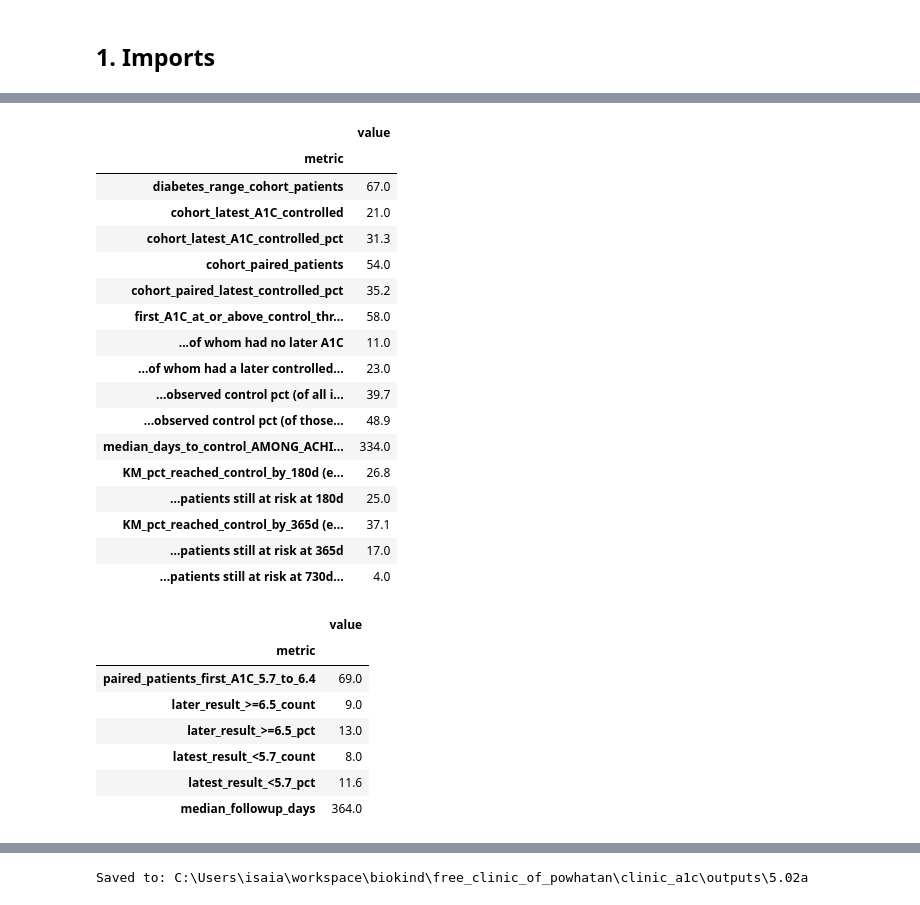
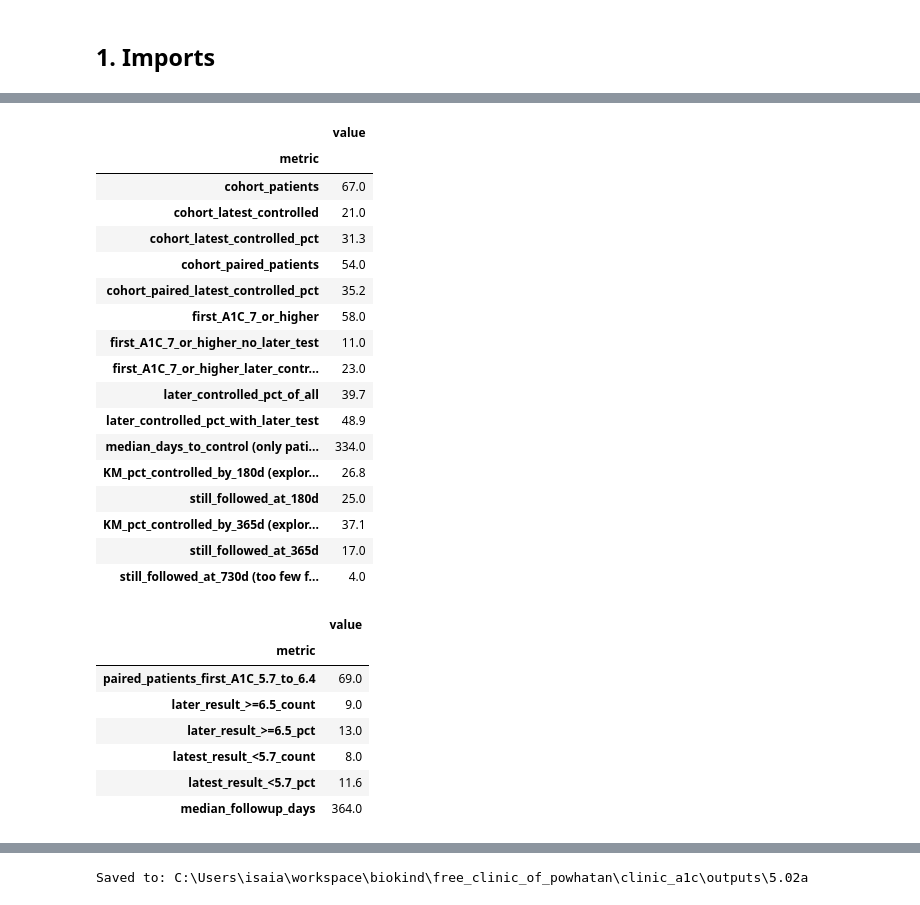
Before and after one commit to ijgarrett/clinic-a1c-analysis, a Jupyter notebook: a1c_preliminary_analysis_502a.ipynb, the cells around one changed output, grey strips where cells are left out. Cells and saved outputs as stored; diff of their text form; code cells hidden in the pictures.

```diff
--- a/a1c_preliminary_analysis_502a.ipynb
+++ b/a1c_preliminary_analysis_502a.ipynb
@@ -586,7 +573,7 @@ Paired patients: first vs latest A1C group (counts)
 threshold = float(CONTROL_THRESHOLD)
 is_controlled = (lambda s: s.lt(threshold)) if CONTROL_OPERATOR == "<" else (lambda s: s.le(threshold))
 
-# --- time to first observed control ---
+# Time to first observed control
 initially_uncontrolled = patients.loc[~is_controlled(patients["baseline_a1c"])].copy()
 later = clean.join(patients[["baseline_date"]], on="patient_id")
 hits = later.loc[later["patient_id"].isin(initially_uncontrolled.index)
@@ -613,81 +600,84 @@ def kaplan_meier(t, event):
         cumulative_pct_reached_control=lambda x: 100 * x["cumulative_pct_reached_control"])
 
 km = kaplan_meier(time_to_control["time_days"], time_to_control["control_observed"])
+
 def km_at(day):
     return float(km.loc[km["days"].le(day), "cumulative_pct_reached_control"].iloc[-1])
+
 at_risk_at = lambda day: int(time_to_control["time_days"].ge(day).sum())
 
 n_initial = len(time_to_control)
 n_reached = int(time_to_control["control_observed"].sum())
+n_with_later_test = int(time_to_control["n_dates"].ge(2).sum())
 control_metrics = pd.Series({
-    "diabetes_range_cohort_patients": len(dm),
-    "cohort_latest_A1C_controlled": int(is_controlled(dm["latest_a1c"]).sum()),
-    "cohort_latest_A1C_controlled_pct": 100 * is_controlled(dm["latest_a1c"]).mean(),
+    "cohort_patients": len(dm),
+    "cohort_latest_controlled": int(is_controlled(dm["latest_a1c"]).sum()),
+    "cohort_latest_controlled_pct": 100 * is_controlled(dm["latest_a1c"]).mean(),
     "cohort_paired_patients": len(dm_paired),
     "cohort_paired_latest_controlled_pct": 100 * is_controlled(dm_paired["latest_a1c"]).mean(),
-    "first_A1C_at_or_above_control_threshold": n_initial,
-    "  ...of whom had no later A1C": int(time_to_control["n_dates"].eq(1).sum()),
-    "  ...of whom had a later controlled A1C": n_reached,
-    "  ...observed control pct (of all initially uncontrolled)": 100 * n_reached / n_initial if n_initial else np.nan,
-    "  ...observed control pct (of those with a later A1C)":
-        100 * n_reached / int(time_to_control["n_dates"].ge(2).sum()) if n_initial else np.nan,
-    "median_days_to_control_AMONG_ACHIEVERS_ONLY":
+    "first_A1C_7_or_higher": n_initial,
+    "first_A1C_7_or_higher_no_later_test": int(time_to_control["n_dates"].eq(1).sum()),
+    "first_A1C_7_or_higher_later_controlled": n_reached,
+    "later_controlled_pct_of_all": 100 * n_reached / n_initial if n_initial else np.nan,
+    "later_controlled_pct_with_later_test": 100 * n_reached / n_with_later_test if n_with_later_test else np.nan,
+    "median_days_to_control (only patients who reached it)":
         time_to_control.loc[time_to_control["control_observed"], "time_days"].median(),
-    "KM_pct_reached_control_by_180d (exploratory)": km_at(180),
-    "  ...patients still at risk at 180d": at_risk_at(180),
-    "KM_pct_reached_control_by_365d (exploratory)": km_at(365),
-    "  ...patients still at risk at 365d": at_risk_at(365),
-    "  ...patients still at risk at 730d (too few for a 2-year estimate)": at_risk_at(730),
+    "KM_pct_controlled_by_180d (exploratory)": km_at(180),
+    "still_followed_at_180d": at_risk_at(180),
+    "KM_pct_controlled_by_365d (exploratory)": km_at(365),
+    "still_followed_at_365d": at_risk_at(365),
+    "still_followed_at_730d (too few for a 2-year estimate)": at_risk_at(730),
 }, name="value").rename_axis("metric").to_frame().round(1)
 display(control_metrics)
 
-# --- prediabetes-range progression ---
+# Prediabetes range: later results
 pre = paired.loc[paired["baseline_a1c"].ge(PREDIABETES_THRESHOLD) & paired["baseline_a1c"].lt(DIABETES_RANGE_THRESHOLD)]
 later_vals = later.loc[later["date"].gt(later["baseline_date"])]
 reached_dm = later_vals.loc[later_vals["a1c"].ge(DIABETES_RANGE_THRESHOLD)].groupby("patient_id").size()
 prediabetes_progression = pd.Series({
     "paired_patients_first_A1C_5.7_to_6.4": len(pre),
     "later_result_>=6.5_count": int(pre.index.isin(reached_dm.index).sum()),
     "later_result_>=6.5_pct": 100 * pre.index.isin(reached_dm.index).mean(),
     "latest_result_<5.7_count": int(pre["latest_a1c"].lt(PREDIABETES_THRESHOLD).sum()),
     "latest_result_<5.7_pct": 100 * pre["latest_a1c"].lt(PREDIABETES_THRESHOLD).mean(),
     "median_followup_days": pre["followup_days"].median(),
 }, name="value").rename_axis("metric").to_frame().round(1)
 display(prediabetes_progression)
 
-# --- repeat testing in the diabetes-range cohort ---
+# Repeat testing in the diabetes-range cohort.
+# Use only patients whose first test was early enough to see a repeat test in the window.
 second = clean.join(patients[["baseline_date"]], on="patient_id")
 second = second.loc[second["date"].gt(second["baseline_date"])].groupby("patient_id")["date"].min()
 dm_days_to_second = (second.reindex(dm.index) - dm["baseline_date"]).dt.days
 eligible_window = dm["baseline_date"].le(end - pd.Timedelta(days=FOLLOWUP_WINDOW_DAYS))
 repeat_testing = pd.Series({
-    "diabetes_range_cohort_patients": len(dm),
-    f"first_test_at_least_{FOLLOWUP_WINDOW_DAYS}d_before_period_end": int(eligible_window.sum()),
-    f"  ...retested_within_{FOLLOWUP_WINDOW_DAYS}d_pct":
+    "cohort_patients": len(dm),
+    f"first_test_{FOLLOWUP_WINDOW_DAYS}d_or_more_before_end": int(eligible_window.sum()),
+    f"retested_within_{FOLLOWUP_WINDOW_DAYS}d_pct":
         100 * dm_days_to_second[eligible_window].le(FOLLOWUP_WINDOW_DAYS).mean(),
-    "  ...ever_retested_pct": 100 * dm_days_to_second[eligible_window].notna().mean(),
+    "ever_retested_pct": 100 * dm_days_to_second[eligible_window].notna().mean(),
     "median_days_to_second_test (retested only)": dm_days_to_second.median(),
 }, name="value").rename_axis("metric").to_frame().round(1)
 display(repeat_testing)
 # %% [output]
 |  | value |
 | metric |  |
-| diabetes_range_cohort_patients | 67.0 |
-| cohort_latest_A1C_controlled | 21.0 |
-| cohort_latest_A1C_controlled_pct | 31.3 |
+| cohort_patients | 67.0 |
+| cohort_latest_controlled | 21.0 |
+| cohort_latest_controlled_pct | 31.3 |
 | cohort_paired_patients | 54.0 |
 | cohort_paired_latest_controlled_pct | 35.2 |
-| first_A1C_at_or_above_control_thr... | 58.0 |
-| ...of whom had no later A1C | 11.0 |
-| ...of whom had a later controlled... | 23.0 |
-| ...observed control pct (of all i... | 39.7 |
-| ...observed control pct (of those... | 48.9 |
-| median_days_to_control_AMONG_ACHI... | 334.0 |
-| KM_pct_reached_control_by_180d (e... | 26.8 |
-| ...patients still at risk at 180d | 25.0 |
-| KM_pct_reached_control_by_365d (e... | 37.1 |
-| ...patients still at risk at 365d | 17.0 |
-| ...patients still at risk at 730d... | 4.0 |
+| first_A1C_7_or_higher | 58.0 |
+| first_A1C_7_or_higher_no_later_test | 11.0 |
+| first_A1C_7_or_higher_later_contr... | 23.0 |
+| later_controlled_pct_of_all | 39.7 |
+| later_controlled_pct_with_later_test | 48.9 |
+| median_days_to_control (only pati... | 334.0 |
+| KM_pct_controlled_by_180d (explor... | 26.8 |
+| still_followed_at_180d | 25.0 |
+| KM_pct_controlled_by_365d (explor... | 37.1 |
+| still_followed_at_365d | 17.0 |
+| still_followed_at_730d (too few f... | 4.0 |
 |  | value |
 | metric |  |
 | paired_patients_first_A1C_5.7_to_6.4 | 69.0 |
```
Also changed, not shown: parts of 27 cells of this notebook.
